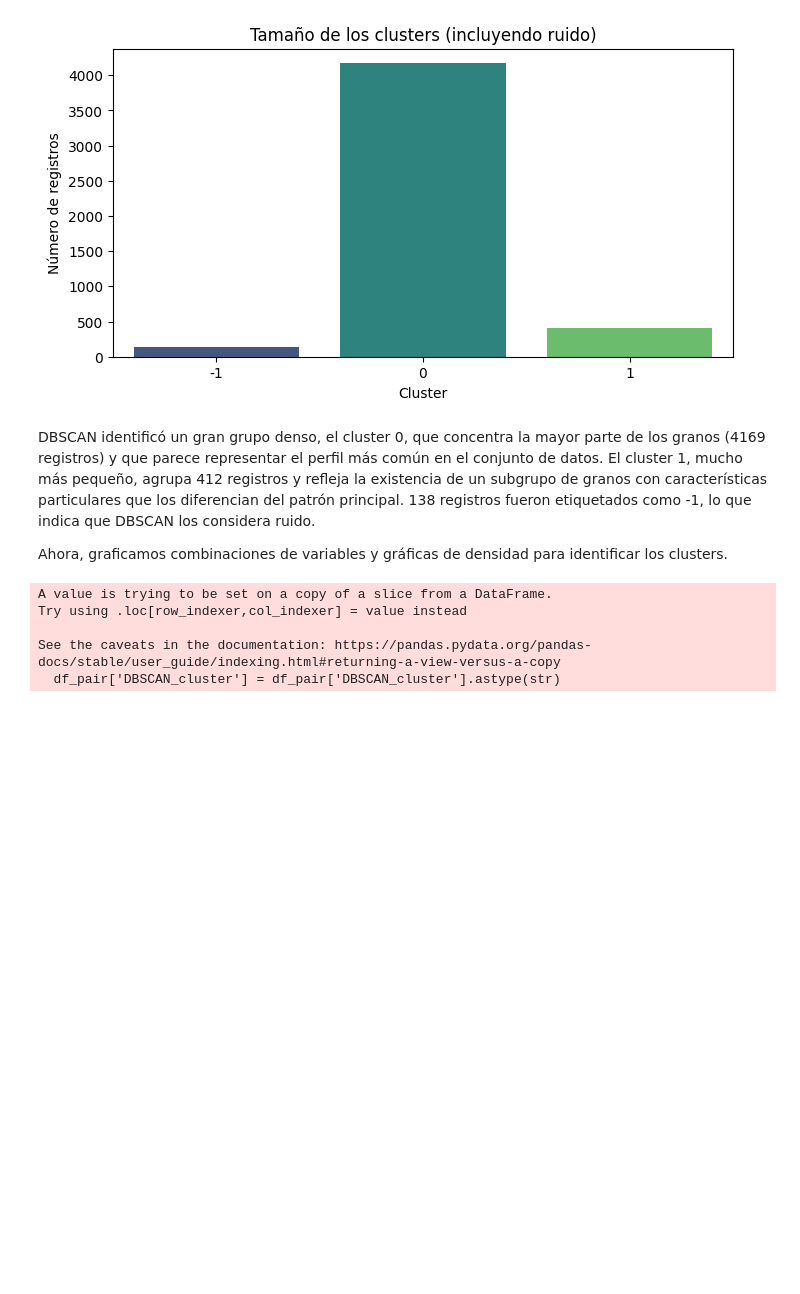
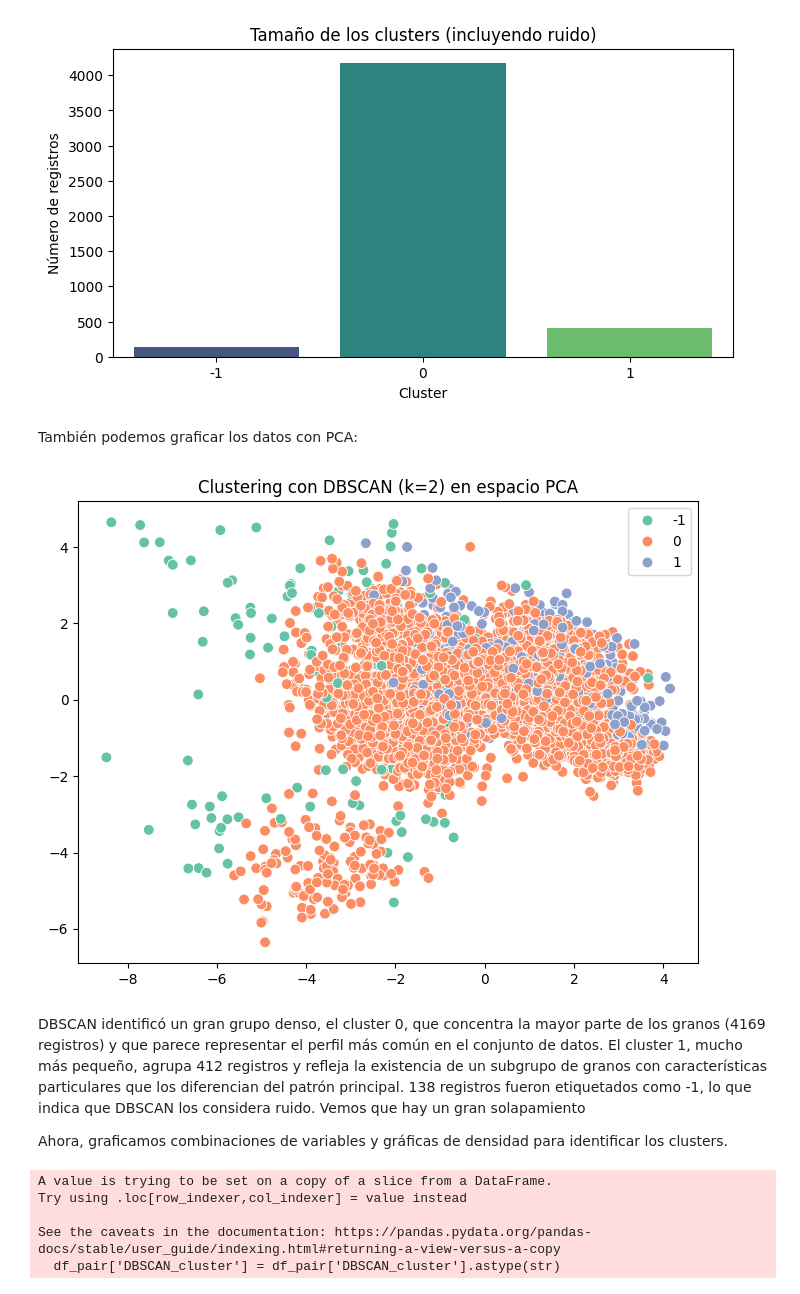
Before and after one commit to BI-organization/lab2, a Jupyter notebook: Lab2.ipynb, the cells around one changed output. Saved outputs shown, nothing was run; the diff lists cells and outputs as text; code cells hidden in the pictures; blank space fills up the shorter version.

```diff
--- a/Lab2.ipynb
+++ b/Lab2.ipynb
@@ -525,8 +667,17 @@ Passing `palette` without assigning `hue` is deprecated and will be removed in v
 
   sns.barplot(x=counts.index, y=counts.values, palette='viridis')
 [figure]
+# %% [markdown]
+También podemos graficar los datos con PCA:
+# %%
+plt.figure(figsize=(8,6))
+sns.scatterplot(x=X_pca[:,0], y=X_pca[:,1], hue=dbscan_labels, palette="Set2", s=60)
+plt.title(f"Clustering con DBSCAN (k={best_k}) en espacio PCA")
+plt.show()
+# %% [output]
+[figure, added]
 # %% [markdown]
-DBSCAN identificó un gran grupo denso, el cluster 0, que concentra la mayor parte de los granos (4169 registros) y que parece representar el perfil más común en el conjunto de datos. El cluster 1, mucho más pequeño, agrupa 412 registros y refleja la existencia de un subgrupo de granos con características particulares que los diferencian del patrón principal. 138 registros fueron etiquetados como -1, lo que indica que DBSCAN los considera ruido.
+DBSCAN identificó un gran grupo denso, el cluster 0, que concentra la mayor parte de los granos (4169 registros) y que parece representar el perfil más común en el conjunto de datos. El cluster 1, mucho más pequeño, agrupa 412 registros y refleja la existencia de un subgrupo de granos con características particulares que los diferencian del patrón principal. 138 registros fueron etiquetados como -1, lo que indica que DBSCAN los considera ruido. Vemos que hay un gran solapamiento
 
 Ahora, graficamos combinaciones de variables y gráficas de densidad para identificar los clusters.
 # %%
```
Also changed, not shown: parts of 11 cells of this notebook.
